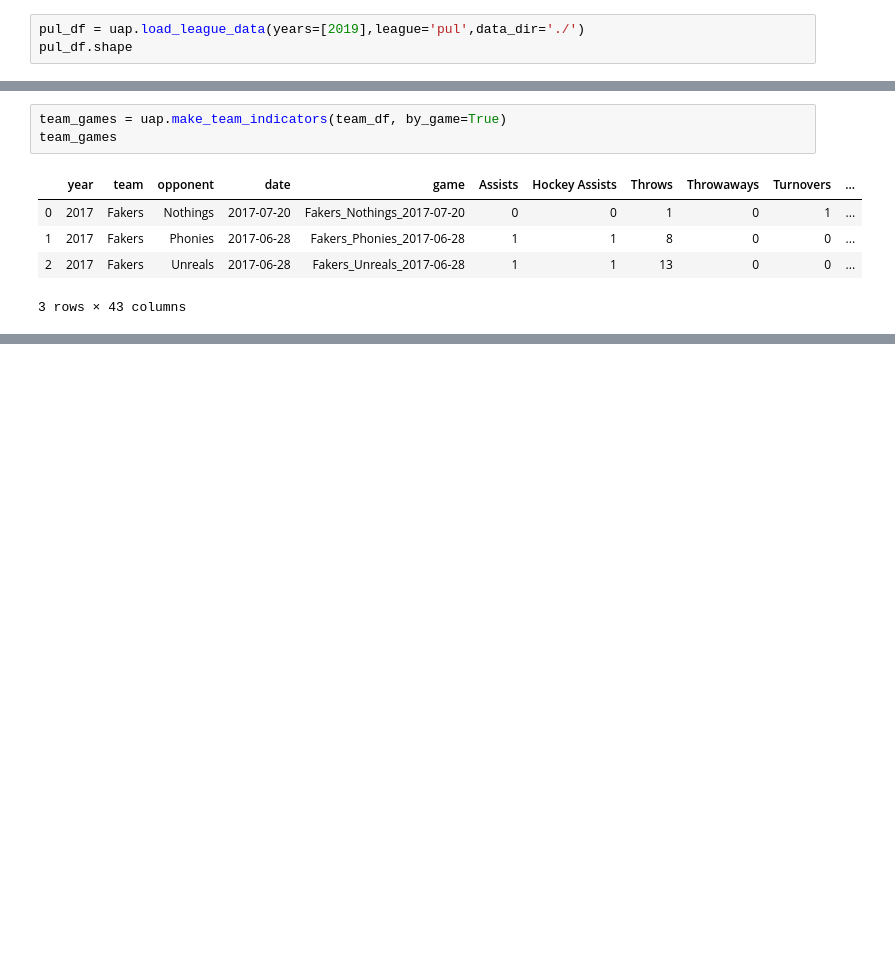
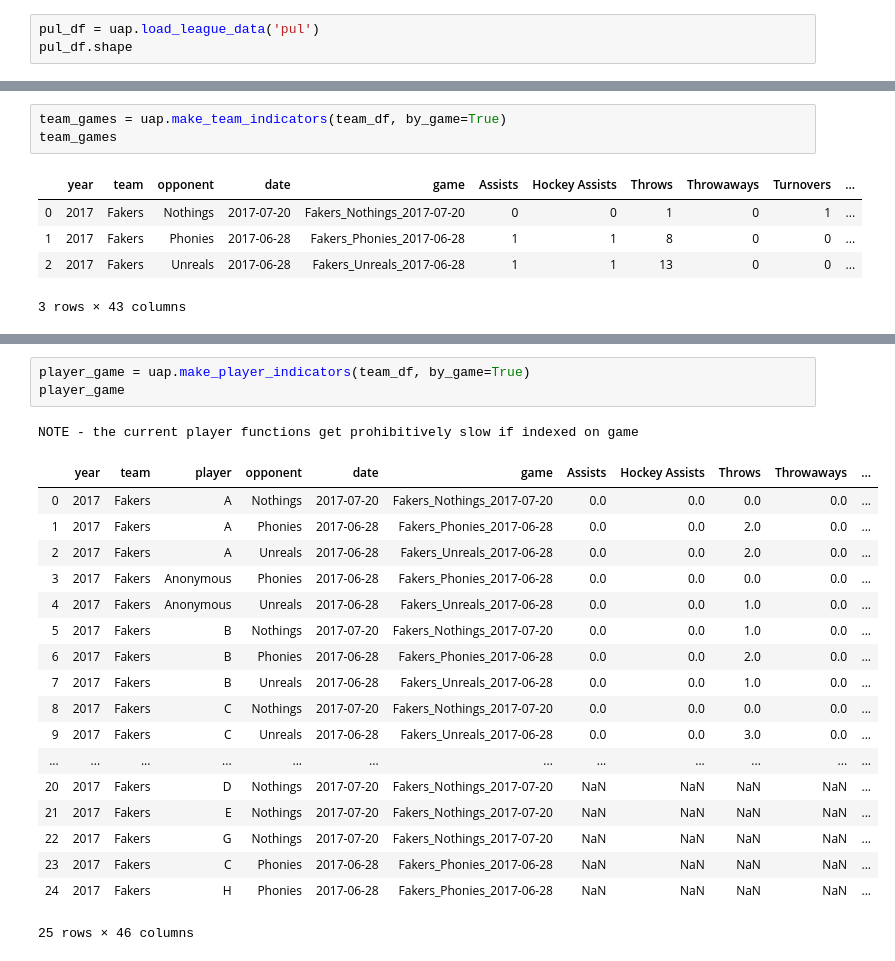
Before and after one commit to dfiorino/ultianalyticspull, a Jupyter notebook: examples/Example.ipynb, the cells around one changed output, grey strips where cells are left out. Drawn from its saved outputs; the diff is of its cells as text; blank space fills up the shorter version.

```diff
--- a/examples/Example.ipynb
+++ b/examples/Example.ipynb
@@ -16,7 +16,7 @@ pul_pull = uap.LeaguePuller(league = 'pul', years=[2019],output_dir='./')
 2019 New York Gridlock
 2019 Raleigh Radiance
 # %%
-pul_df = uap.load_league_data(years=[2019],league='pul',data_dir='./')
+pul_df = uap.load_league_data('pul')
 pul_df.shape
 # %% [output]
 (13815, 63)
@@ -90,3 +90,26 @@ team_players
 | 7 | 2017 | Fakers | G | 0 | 0 | 1 | 0 | 0 | 1 | ... |
 | 8 | 2017 | Fakers | H | 1 | 0 | 2 | 0 | 0 | 2 | ... |
 9 rows × 43 columns
+# %%
+player_game = uap.make_player_indicators(team_df, by_game=True)
+player_game
+# %% [output]
+NOTE - the current player functions get prohibitively slow if indexed on game
+|  | year | team | player | opponent | date | game | Assists | Hockey Assists | Throws | Throwaways | ... |
+| 0 | 2017 | Fakers | A | Nothings | 2017-07-20 | Fakers_Nothings_2017-07-20 | 0.0 | 0.0 | 0.0 | 0.0 | ... |
+| 1 | 2017 | Fakers | A | Phonies | 2017-06-28 | Fakers_Phonies_2017-06-28 | 0.0 | 0.0 | 2.0 | 0.0 | ... |
+| 2 | 2017 | Fakers | A | Unreals | 2017-06-28 | Fakers_Unreals_2017-06-28 | 0.0 | 0.0 | 2.0 | 0.0 | ... |
+| 3 | 2017 | Fakers | Anonymous | Phonies | 2017-06-28 | Fakers_Phonies_2017-06-28 | 0.0 | 0.0 | 0.0 | 0.0 | ... |
+| 4 | 2017 | Fakers | Anonymous | Unreals | 2017-06-28 | Fakers_Unreals_2017-06-28 | 0.0 | 0.0 | 1.0 | 0.0 | ... |
+| 5 | 2017 | Fakers | B | Nothings | 2017-07-20 | Fakers_Nothings_2017-07-20 | 0.0 | 0.0 | 1.0 | 0.0 | ... |
+| 6 | 2017 | Fakers | B | Phonies | 2017-06-28 | Fakers_Phonies_2017-06-28 | 0.0 | 0.0 | 2.0 | 0.0 | ... |
+| 7 | 2017 | Fakers | B | Unreals | 2017-06-28 | Fakers_Unreals_2017-06-28 | 0.0 | 0.0 | 1.0 | 0.0 | ... |
+| 8 | 2017 | Fakers | C | Nothings | 2017-07-20 | Fakers_Nothings_2017-07-20 | 0.0 | 0.0 | 0.0 | 0.0 | ... |
+| 9 | 2017 | Fakers | C | Unreals | 2017-06-28 | Fakers_Unreals_2017-06-28 | 0.0 | 0.0 | 3.0 | 0.0 | ... |
+| ... | ... | ... | ... | ... | ... | ... | ... | ... | ... | ... | ... |
+| 20 | 2017 | Fakers | D | Nothings | 2017-07-20 | Fakers_Nothings_2017-07-20 | NaN | NaN | NaN | NaN | ... |
+| 21 | 2017 | Fakers | E | Nothings | 2017-07-20 | Fakers_Nothings_2017-07-20 | NaN | NaN | NaN | NaN | ... |
+| 22 | 2017 | Fakers | G | Nothings | 2017-07-20 | Fakers_Nothings_2017-07-20 | NaN | NaN | NaN | NaN | ... |
+| 23 | 2017 | Fakers | C | Phonies | 2017-06-28 | Fakers_Phonies_2017-06-28 | NaN | NaN | NaN | NaN | ... |
+| 24 | 2017 | Fakers | H | Phonies | 2017-06-28 | Fakers_Phonies_2017-06-28 | NaN | NaN | NaN | NaN | ... |
+25 rows × 46 columns
```
Also changed, not shown: parts of 5 cells of this notebook.
